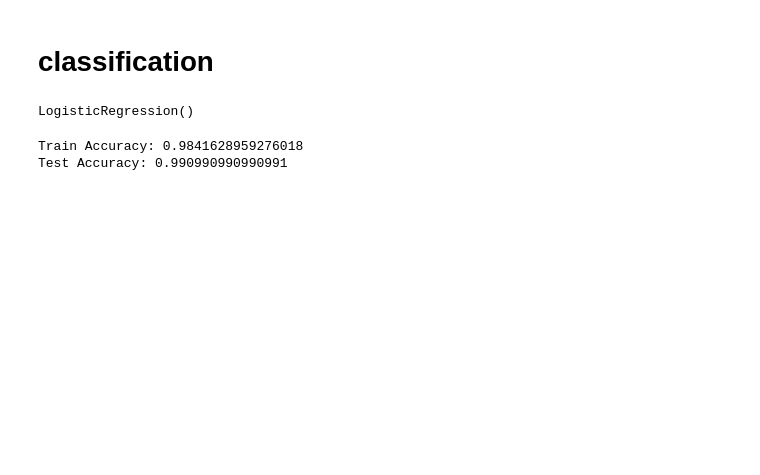
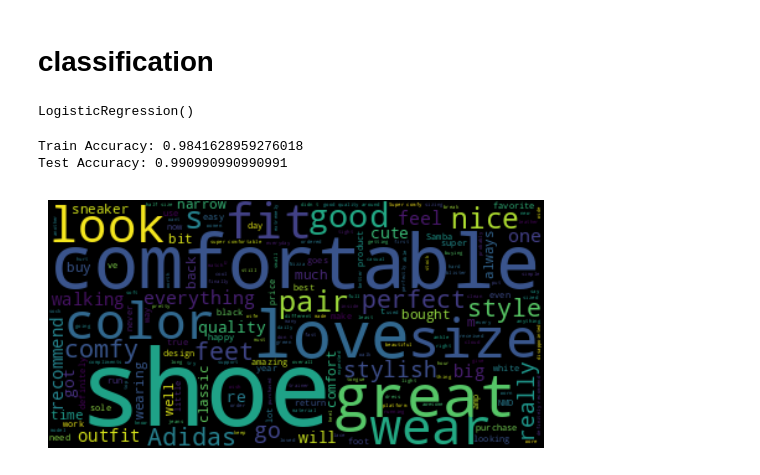
Before and after one commit to ColleyMo/AI-projects, a Jupyter notebook: sentiment-analysis1.ipynb, the cells around one changed output. Saved outputs shown, nothing was run; the diff lists cells and outputs as text; code cells hidden in the pictures; blank space fills up the shorter version.

```diff
--- a/sentiment-analysis1.ipynb
+++ b/sentiment-analysis1.ipynb
@@ -103,3 +94,14 @@ print(f"Test Accuracy: {test_accuracy}")
 # %% [output]
 Train Accuracy: 0.9841628959276018
 Test Accuracy: 0.990990990990991
+# %%
+def plot_wordcloud(series, output_filename='wordcloud'):
+
+    wordcloud = WordCloud().generate(' '.join(series.astype(str)))
+    wordcloud.to_file(output_filename + '.png')
+    plt.imshow(wordcloud, interpolation='bilinear')
+    plt.axis("off")
+# %%
+plot_wordcloud(df['Reviews'])
+# %% [output]
+[figure, added]
```
Also changed, not shown: parts of 2 cells of this notebook.
